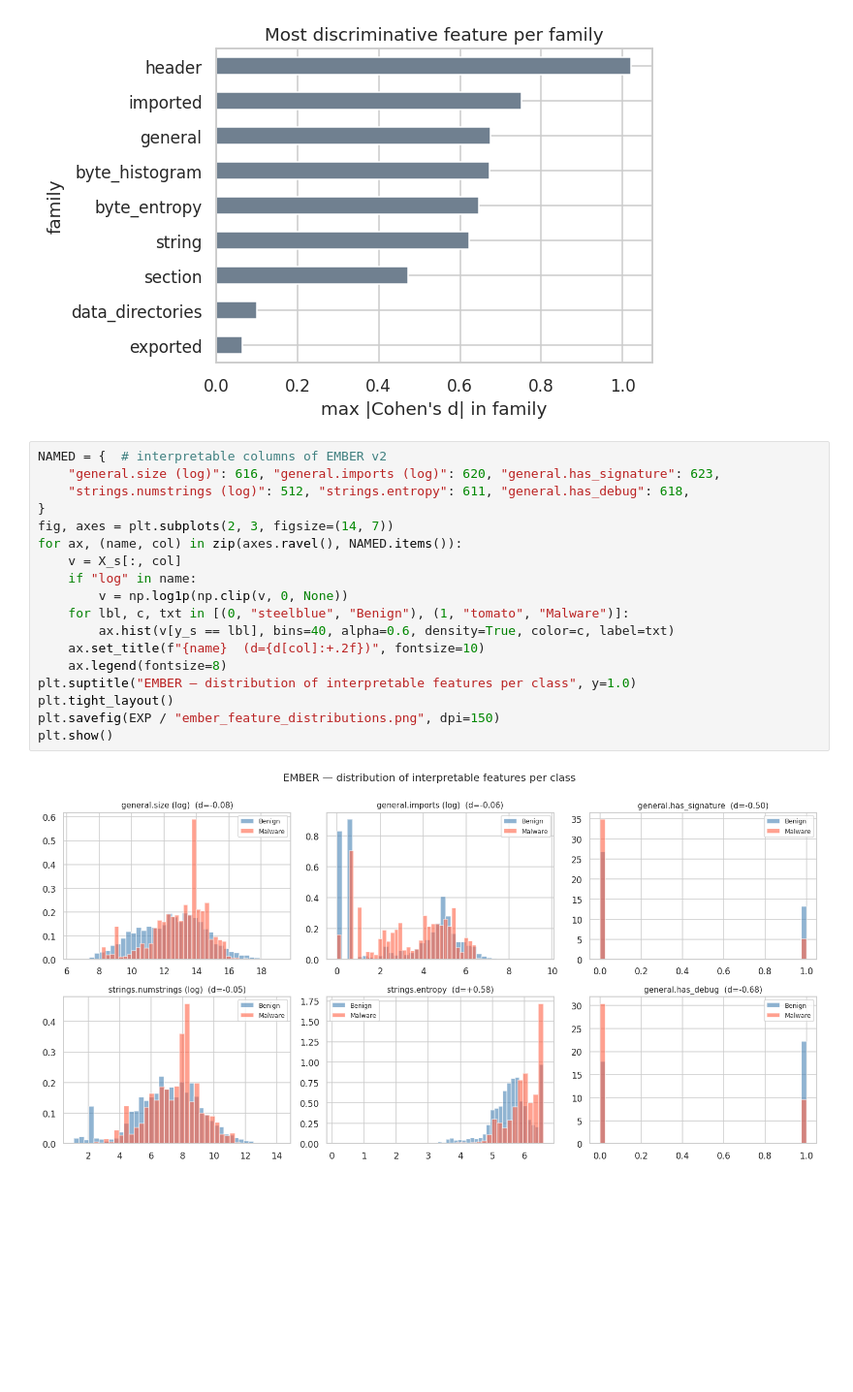
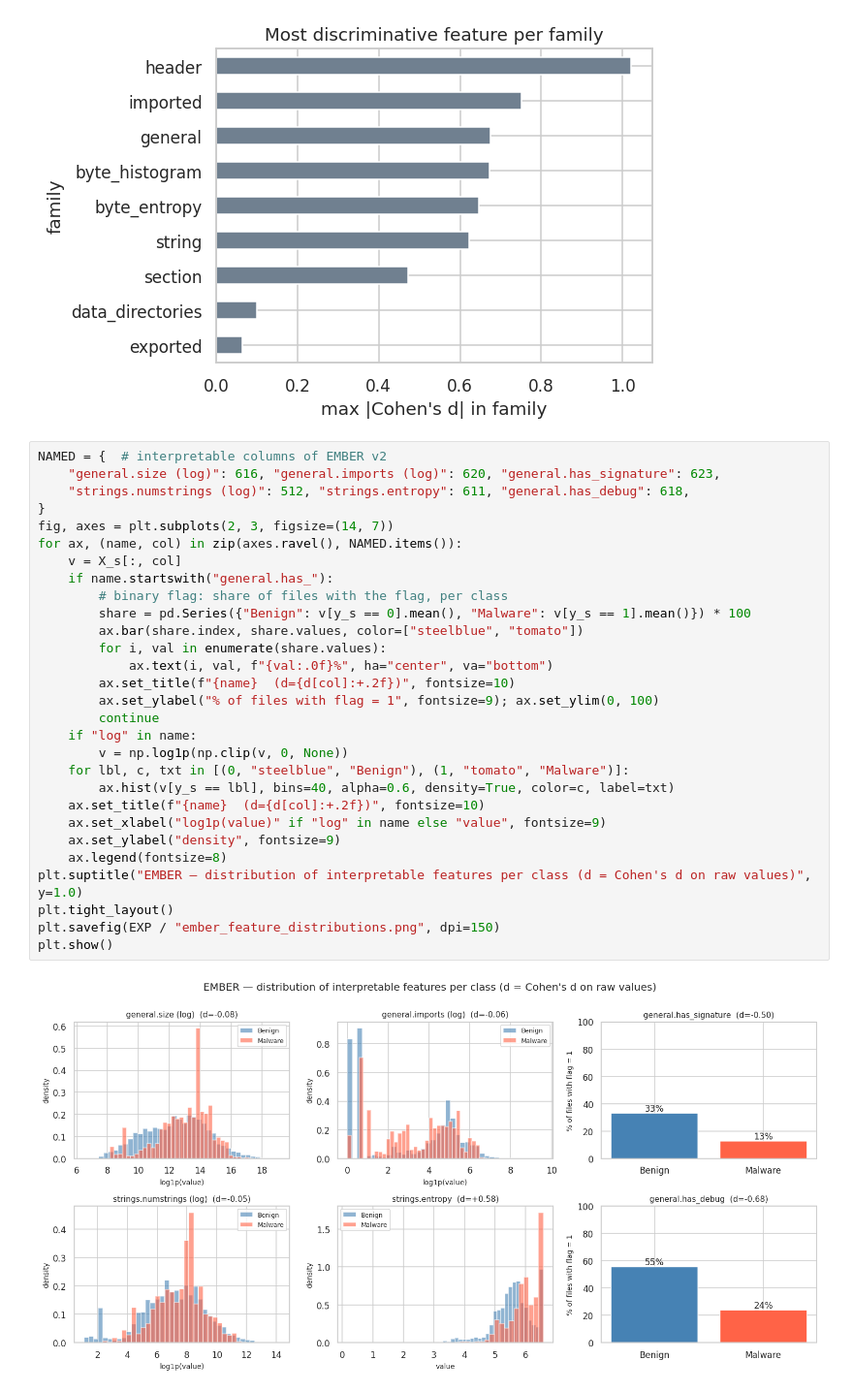
Before and after one commit to SimonRi1/DeepGraphDefense-GNN, a Jupyter notebook: notebooks/01_data_exploration_EMBER.ipynb, the cells around one changed output. Shown at 97% size. Saved outputs shown, nothing was run; the diff lists cells and outputs as text; blank space fills up the shorter version.

```diff
--- a/notebooks/01_data_exploration_EMBER.ipynb
+++ b/notebooks/01_data_exploration_EMBER.ipynb
@@ -168,23 +192,34 @@ plt.tight_layout(); plt.show()
 # %%
 NAMED = {  # interpretable columns of EMBER v2
     "general.size (log)": 616, "general.imports (log)": 620, "general.has_signature": 623,
     "strings.numstrings (log)": 512, "strings.entropy": 611, "general.has_debug": 618,
 }
 fig, axes = plt.subplots(2, 3, figsize=(14, 7))
 for ax, (name, col) in zip(axes.ravel(), NAMED.items()):
     v = X_s[:, col]
+    if name.startswith("general.has_"):
+        # binary flag: share of files with the flag, per class
+        share = pd.Series({"Benign": v[y_s == 0].mean(), "Malware": v[y_s == 1].mean()}) * 100
+        ax.bar(share.index, share.values, color=["steelblue", "tomato"])
+        for i, val in enumerate(share.values):
+            ax.text(i, val, f"{val:.0f}%", ha="center", va="bottom")
+        ax.set_title(f"{name}  (d={d[col]:+.2f})", fontsize=10)
+        ax.set_ylabel("% of files with flag = 1", fontsize=9); ax.set_ylim(0, 100)
+        continue
     if "log" in name:
         v = np.log1p(np.clip(v, 0, None))
     for lbl, c, txt in [(0, "steelblue", "Benign"), (1, "tomato", "Malware")]:
         ax.hist(v[y_s == lbl], bins=40, alpha=0.6, density=True, color=c, label=txt)
     ax.set_title(f"{name}  (d={d[col]:+.2f})", fontsize=10)
+    ax.set_xlabel("log1p(value)" if "log" in name else "value", fontsize=9)
+    ax.set_ylabel("density", fontsize=9)
     ax.legend(fontsize=8)
-plt.suptitle("EMBER — distribution of interpretable features per class", y=1.0)
+plt.suptitle("EMBER — distribution of interpretable features per class (d = Cohen's d on raw values)", y=1.0)
 plt.tight_layout()
 plt.savefig(EXP / "ember_feature_distributions.png", dpi=150)
 plt.show()
 # %% [output]
-[figure, old version]
+[figure, new version]
 # %% [markdown]
 **Takeaways**
 * Single features overlap heavily between classes: no column alone is a good detector, which justifies models that combine families.
```
Also changed, not shown: parts of 4 cells of this notebook, 7 other files.
